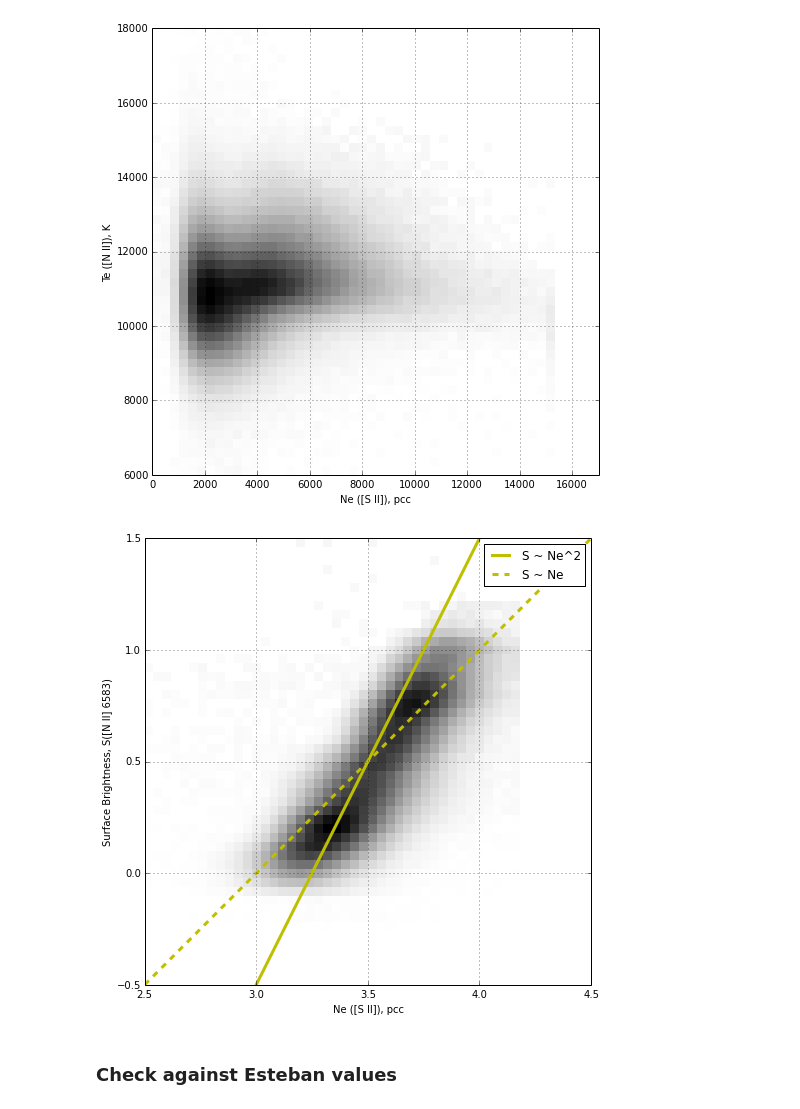
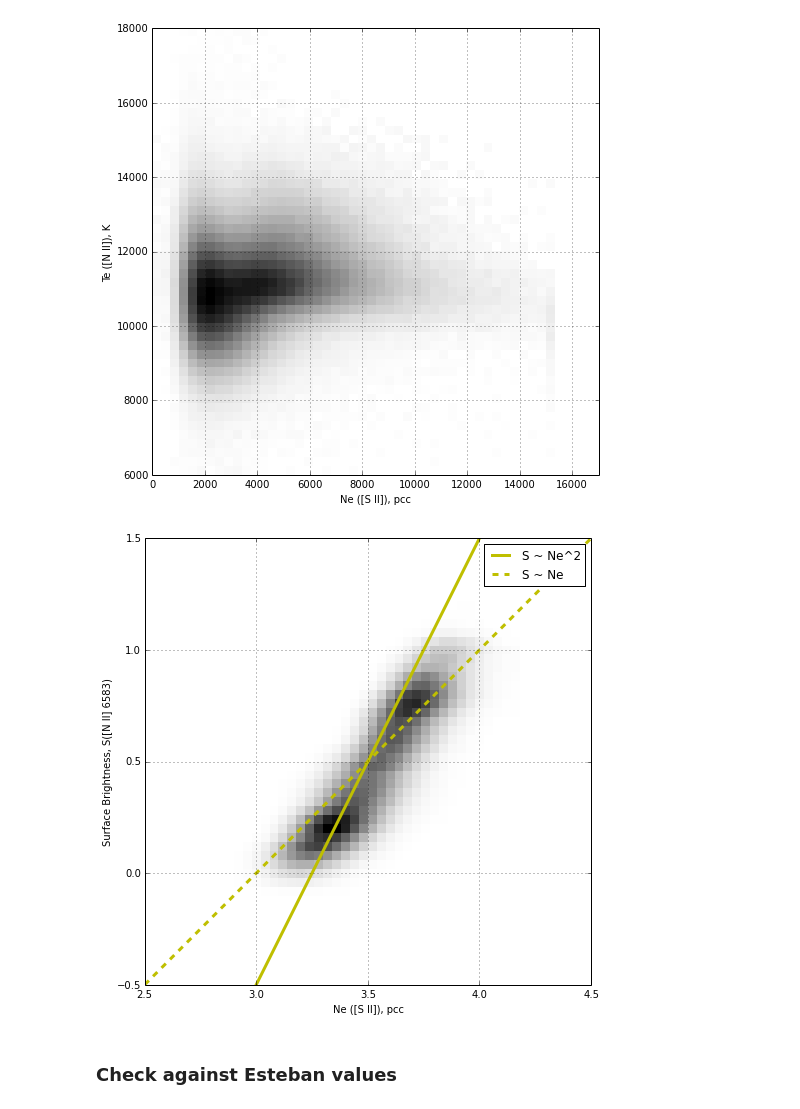
Before and after one commit to deprecated/orion-tsq, a Jupyter notebook: WFC3 images exploration.ipynb, the cells around one changed output. Saved outputs shown, nothing was run; the diff lists cells and outputs as text; code cells hidden in the pictures.

```diff
--- a/WFC3 images exploration.ipynb
+++ b/WFC3 images exploration.ipynb
@@ -700,34 +702,35 @@ gcf().savefig("Te-versus-Ne.pdf")
 [figure]
 # %%
 s658 = fits.open("north658.fits")[0].data
-x = np.log10(Ne)
+Ne = fits.open("derived-Ne.fits")[0].data
+x = np.log10(Ne[m])
 x1, x2 = 2.5, 2.5 + 2.0
 y = np.log10(s658[m])
 y1, y2 = -0.5, -0.5 + 2.0
 w = s658[m]
 mm = np.isfinite(x) & np.isfinite(y)
 H, xedges, yedges = np.histogram2d(x[mm], y[mm], 50,
                                    [[x1, x2], [y1, y2]],
                                    weights=w[mm])
-imshow(np.sqrt(H.T), extent=[x1, x2, y1, y2],
+imshow(H.T, extent=[x1, x2, y1, y2],
           interpolation='none', aspect='auto', origin='lower',
           cmap=cm.gray_r, alpha=1.0)
 #              vmin=0.0, vmax=15.0*np.mean(H.T))
 #contour(H.T, H.T.mean()*np.logspace(-4.0, 2.0, 7, base=2),
 #        extent=[x1, x2, y1, y2])
 grid()
 xx = np.linspace(x1, x2)
 plot(xx, 2*(xx - 3.5) + 0.5, "y", lw=3, label="S ~ Ne^2")
 plot(xx, 1*(xx - 3.5) + 0.5, "y--", lw=3, label="S ~ Ne")
 xlabel("Ne ([S II]), pcc")
 ylabel("Surface Brightness, S([N II] 6583)")
 xlim(x1, x2)
 ylim(y1, y2)
 legend()
 gcf().set_size_inches(8,8)
 gcf().savefig("snii-versus-ne.pdf")
 # %% [output]
-[figure, old version]
+[figure, new version]
 # %% [markdown]
 ### Check against Esteban values
 # %% [markdown]
```
Also changed, not shown: parts of 14 cells of this notebook, 10 other files.
